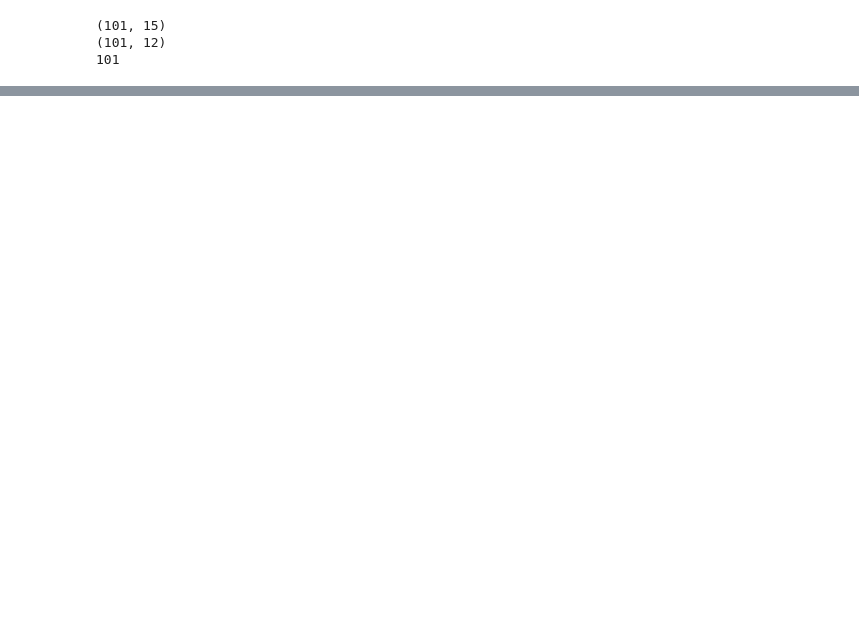
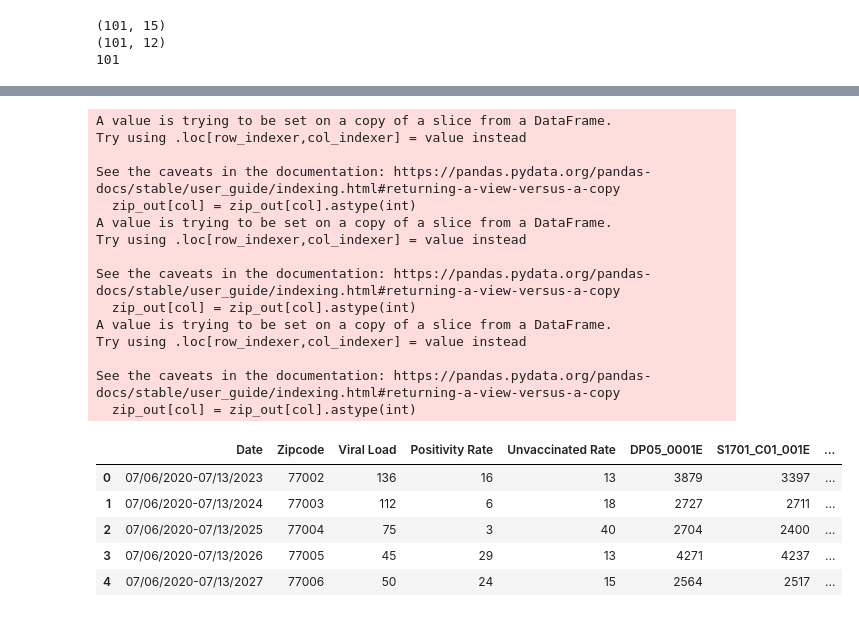
Before and after one commit to KaytchJam/Group5_Cov_Wastewater, a Jupyter notebook: src/data_cleaning.ipynb, the cells around one changed output, grey strips where cells are left out. Cells and saved outputs as stored; diff of their text form; code cells hidden in the pictures; blank space fills up the shorter version.

```diff
--- a/src/data_cleaning.ipynb
+++ b/src/data_cleaning.ipynb
@@ -309,5 +309,32 @@ Index(['Date', 'Zipcode', 'Viral Load', 'Positivity Rate', 'Unvaccinated Rate',
 | 2 | 07/06/2020-07/13/2025 | 77004 | 75 | 3 | 40 | 2704.055687 | 2400.136003 | ... |
 | 3 | 07/06/2020-07/13/2026 | 77005 | 45 | 29 | 13 | 4271.452772 | 4237.868637 | ... |
 | 4 | 07/06/2020-07/13/2027 | 77006 | 50 | 24 | 15 | 2564.726908 | 2517.532173 | ... |
+# %%
+cols_to_intify = cols_to_retain[5:]
+for col in cols_to_intify:
+    zip_out[col] = zip_out[col].astype(int)
+zip_out.head()
+# %% [output]
+A value is trying to be set on a copy of a slice from a DataFrame.
+Try using .loc[row_indexer,col_indexer] = value instead
+
+See the caveats in the documentation: https://pandas.pydata.org/pandas-docs/stable/user_guide/indexing.html#returning-a-view-versus-a-copy
+  zip_out[col] = zip_out[col].astype(int)
+A value is trying to be set on a copy of a slice from a DataFrame.
+Try using .loc[row_indexer,col_indexer] = value instead
+
+See the caveats in the documentation: https://pandas.pydata.org/pandas-docs/stable/user_guide/indexing.html#returning-a-view-versus-a-copy
+  zip_out[col] = zip_out[col].astype(int)
+A value is trying to be set on a copy of a slice from a DataFrame.
+Try using .loc[row_indexer,col_indexer] = value instead
+
+See the caveats in the documentation: https://pandas.pydata.org/pandas-docs/stable/user_guide/indexing.html#returning-a-view-versus-a-copy
+  zip_out[col] = zip_out[col].astype(int)
+|  | Date | Zipcode | Viral Load | Positivity Rate | Unvaccinated Rate | DP05_0001E | S1701_C01_001E | ... |
+| 0 | 07/06/2020-07/13/2023 | 77002 | 136 | 16 | 13 | 3879 | 3397 | ... |
+| 1 | 07/06/2020-07/13/2024 | 77003 | 112 | 6 | 18 | 2727 | 2711 | ... |
+| 2 | 07/06/2020-07/13/2025 | 77004 | 75 | 3 | 40 | 2704 | 2400 | ... |
+| 3 | 07/06/2020-07/13/2026 | 77005 | 45 | 29 | 13 | 4271 | 4237 | ... |
+| 4 | 07/06/2020-07/13/2027 | 77006 | 50 | 24 | 15 | 2564 | 2517 | ... |
 # %%
 zip_out.to_csv("../output/Zip_Key_Demographic_Data_2022.csv", encoding="utf-8")
```
Also changed, not shown: 1 other file.
